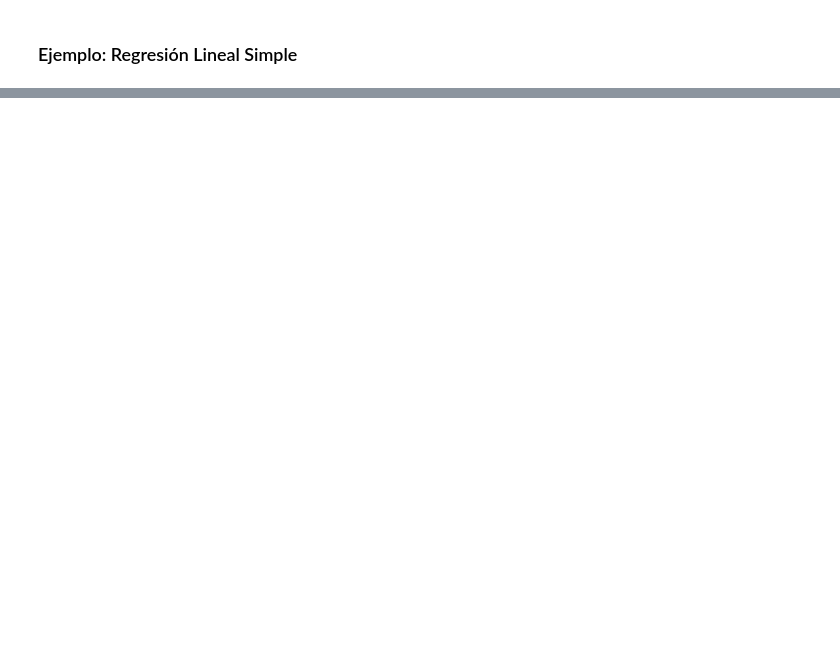
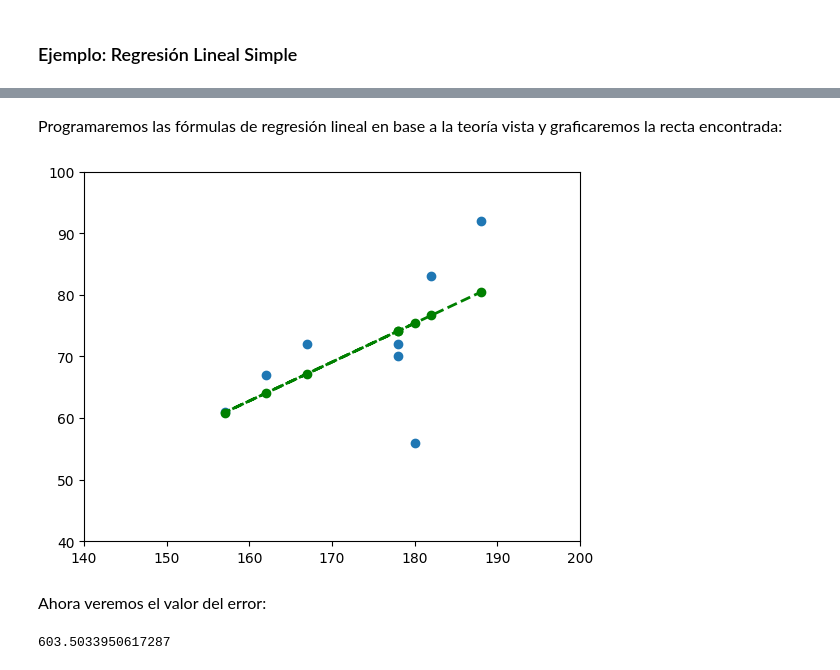
Before and after one commit to SunFanton/maths-for-ai, a Jupyter notebook: Vectores/Vectores.ipynb, the cells around one changed output, grey strips where cells are left out. Drawn from its saved outputs; the diff is of its cells as text; code cells hidden in the pictures; blank space fills up the shorter version.

Commit message:
Se agrega tema regresion lineal simple

```diff
--- a/Vectores/Vectores.ipynb
+++ b/Vectores/Vectores.ipynb
@@ -547,0 +576,33 @@ SUponiendo que tenemos una función par</p>
+# %% [markdown]
+<p style="font-size:1rem; align: justify">Programaremos las fórmulas de regresión lineal en base a la teoría vista y graficaremos la recta encontrada:</p>
+# %%
+'''
+Aqui tiene lugar el bradcasting. La funcion mean() nos dara el promedio de los componentes del vector,
+pero justamente nos devolvera un escalar y luego estamos queriendo restarle al vector x dicho escalar.
+Numpy considera que lo que intentamos hacer en realidad es restar a cada componente del vector x dicho escalar,
+y eso se llama broadcasting.
+En definitiva, el bradcasting se activa siempre que operamos un vector con un escalar
+'''
+b1_numerador = (x - x.mean()).dot(y - y.mean())
+b1_denominador = (x - x.mean()).dot(x - x.mean())
+b1 = b1_numerador / b1_denominador
+b0 = y.mean() - b1*x.mean()
+y_hat = b0 + b1*x # Nuestra predicción (la y de los puntos x de la recta, o sea el vector y sombrero)
+
+# Graficamos
+f, ax = plt.subplots(1)
+ax.scatter(x, y) # Nube de puntos
+ax.plot(x, y_hat, "go--", linewidth=2) # Recta de nuestro modelo/prediccion
+ax.set_xlim(xmin=140, xmax=200)
+ax.set_ylim(ymin=40, ymax=100)
+plt.show(f)
+# %% [output]
+[figure, added]
+# %% [markdown]
+<p style="font-size:1rem; align: justify">Ahora veremos el valor del error:</p>
+# %%
+e_vec = y - y_hat
+e = np.dot(e_vec, e_vec)
+e # tener en cuenta que este no seria el valor directo para entender el error porque se trata del cuadrados sumados
+# %% [output]
+603.5033950617287
```
Also changed, not shown: parts of 13 cells of this notebook, 8 other files.
